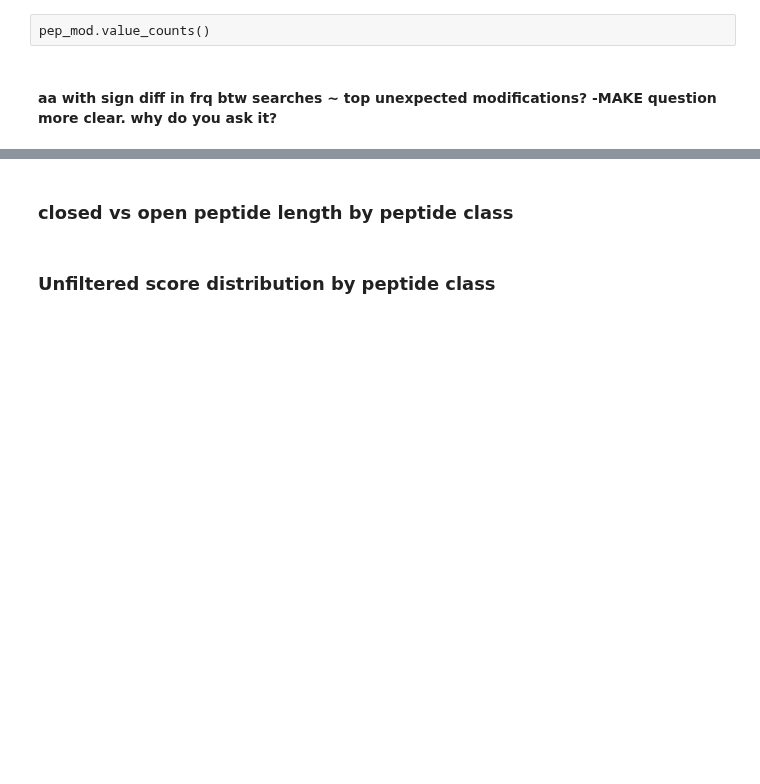
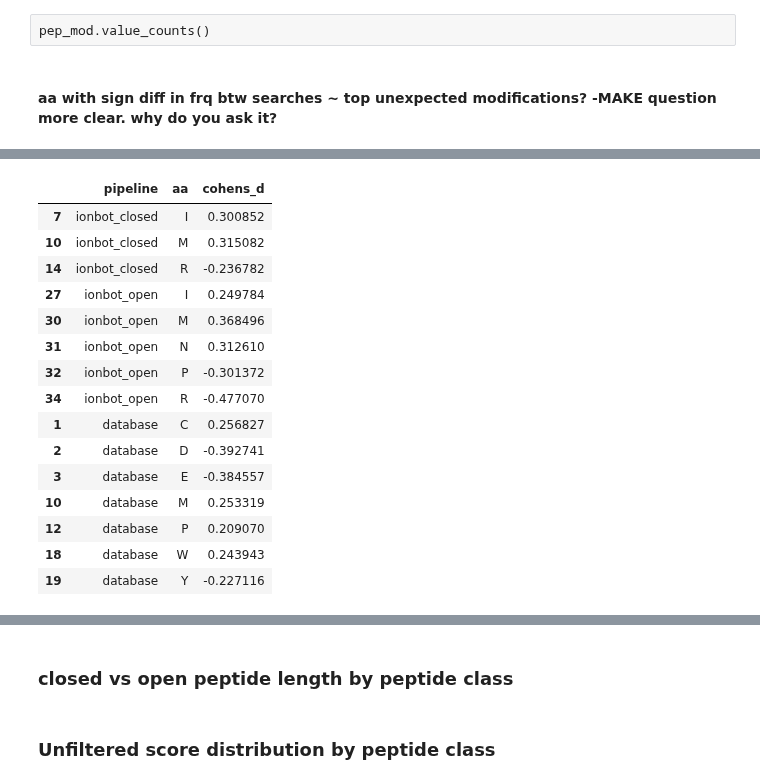
Before and after one commit to CompOmics/oui-discovery, a Jupyter notebook: oui-discovery-vv/compare-2-ionbot-closed-open-1.ipynb, the cells around one changed output, grey strips where cells are left out. Drawn from its saved outputs; the diff is of its cells as text; code cells hidden in the pictures; blank space fills up the shorter version.

```diff
--- a/oui-discovery-vv/compare-2-ionbot-closed-open-1.ipynb
+++ b/oui-discovery-vv/compare-2-ionbot-closed-open-1.ipynb
@@ -2040,0 +2060,3 @@ top_mod_unimod.residues_explode.value_counts()
+# %%
+# take all canonical, non-canonical with expression evedence and only proteotypic peptides
+data_db = insituPEP[((insituPEP.protein_class=="Canon") | (insituPEP.protein.isin(op_nc_exper)))]
@@ -2040,0 +2065,14 @@ top_mod_unimod.residues_explode.value_counts()
+# %%
+# aa frequency by peptide
+aa_list=list('ACDEFGHIKLMNPQRSTVWY')
+for aa in aa_list:
+    data_db[aa]=data_db['peptide'].apply(lambda x: Counter(x)[aa]/len(x))
+# %%
+aa_frq_pepcl_db = []
+for pipeline in ['database']:
+    for aa in aa_list:
+        Canon = data_db[data_db['protein_class'] == 'Canon'][aa].tolist()
+        NonCanon = data_db[data_db['protein_class'] == 'NonCanon'][aa].tolist()
+        cohens_d = (np.mean(NonCanon) - np.mean(Canon)) / (sqrt((stdev(NonCanon) ** 2 + stdev(Canon) ** 2) / 2))
+        aa_frq_pepcl_db += [[pipeline, aa, cohens_d]]
+aa_frq_pepcl_db = pd.DataFrame(aa_frq_pepcl_db, columns=['pipeline', 'aa', 'cohens_d'])
@@ -2040,0 +2086,22 @@ top_mod_unimod.residues_explode.value_counts()
+# %%
+aa_frq_pepcl = pd.concat([aa_frq_pepcl,aa_frq_pepcl_db])
+# %%
+# more than weak
+aa_frq_pepcl[abs(aa_frq_pepcl.cohens_d)>0.2]
+# %% [output]
+|  | pipeline | aa | cohens_d |
+| 7 | ionbot_closed | I | 0.300852 |
+| 10 | ionbot_closed | M | 0.315082 |
+| 14 | ionbot_closed | R | -0.236782 |
+| 27 | ionbot_open | I | 0.249784 |
+| 30 | ionbot_open | M | 0.368496 |
+| 31 | ionbot_open | N | 0.312610 |
+| 32 | ionbot_open | P | -0.301372 |
+| 34 | ionbot_open | R | -0.477070 |
+| 1 | database | C | 0.256827 |
+| 2 | database | D | -0.392741 |
+| 3 | database | E | -0.384557 |
+| 10 | database | M | 0.253319 |
+| 12 | database | P | 0.209070 |
+| 18 | database | W | 0.243943 |
+| 19 | database | Y | -0.227116 |
```
Also changed, not shown: parts of 14 cells of this notebook, 29 other files.
